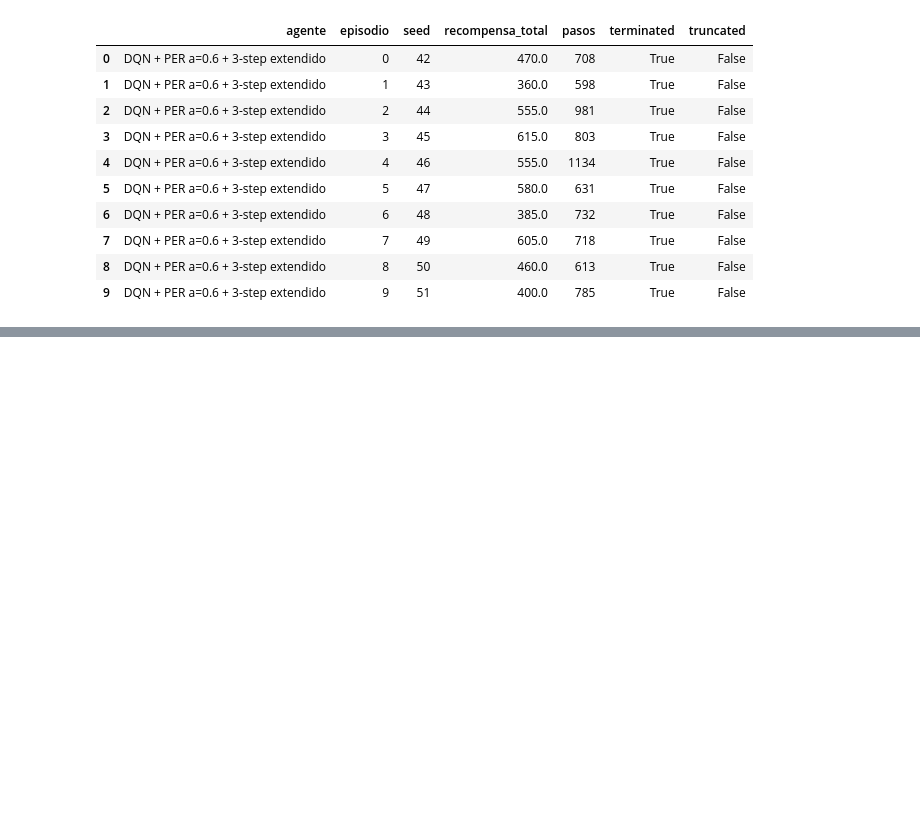
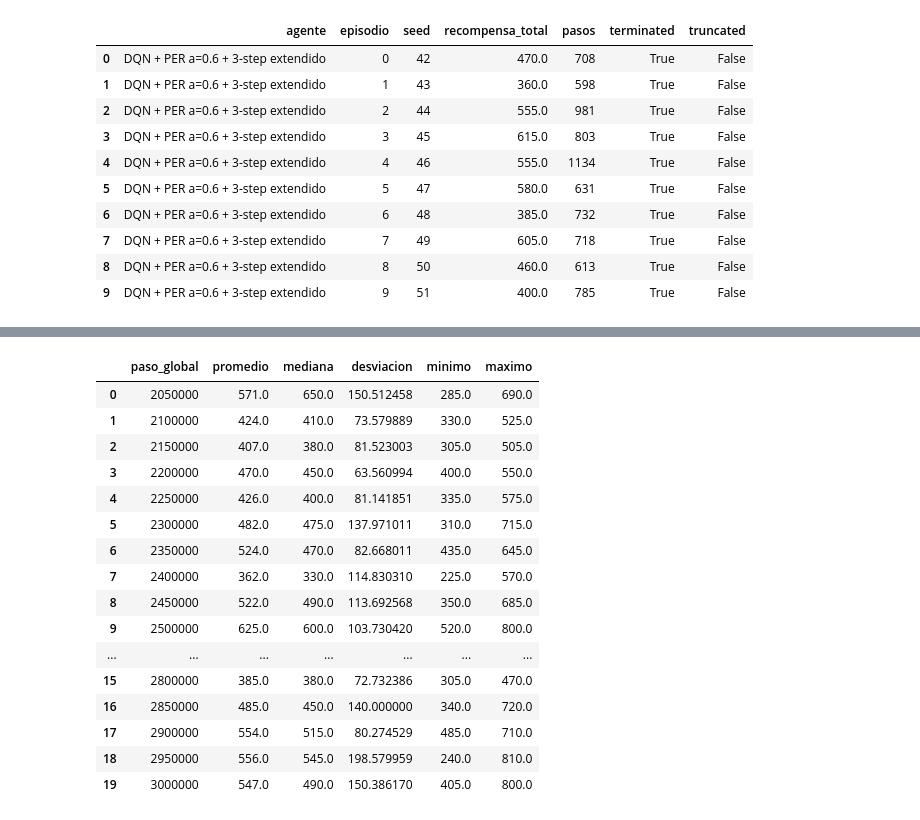
Before and after one commit to CamiR24/Proyecto2-DL, a Jupyter notebook: notebooks/08_ajuste_hiperparametros.ipynb, the cells around one changed output, grey strips where cells are left out. Cells and saved outputs as stored; diff of their text form; code cells hidden in the pictures; blank space fills up the shorter version.

```diff
--- a/notebooks/08_ajuste_hiperparametros.ipynb
+++ b/notebooks/08_ajuste_hiperparametros.ipynb
@@ -1484,0 +1562,85 @@ maximo: 910.00
+# %%
+from pathlib import Path
+import pandas as pd
+from IPython.display import display
+
+
+RUTA_LOG_V6_3M = Path(
+    "../logs/entrenamientos/"
+    "v6_dqn_per_3step_3m/"
+    "evaluaciones.csv"
+)
+
+RUTA_MEJOR_MODELO_V6_3M = Path(
+    "../models/"
+    "v6_dqn_per_3step_3m/"
+    "mejor_modelo.pt"
+)
+
+df_evaluaciones_v6_3m = pd.read_csv(
+    RUTA_LOG_V6_3M
+)
+
+display(df_evaluaciones_v6_3m)
+
+mejor_fila_v6_3m = df_evaluaciones_v6_3m.loc[
+    df_evaluaciones_v6_3m["promedio"].idxmax()
+]
+
+promedio_ultimas_tres_v6_3m = (
+    df_evaluaciones_v6_3m["promedio"]
+    .tail(3)
+    .mean()
+)
+
+print("\nMEJOR EVALUACIÓN ENTRE 2M Y 3M")
+print(
+    f"Paso: {int(mejor_fila_v6_3m['paso_global']):,}"
+)
+print(
+    f"Promedio: {mejor_fila_v6_3m['promedio']:.2f}"
+)
+print(
+    f"Mediana: {mejor_fila_v6_3m['mediana']:.2f}"
+)
+print(
+    f"Desviación: {mejor_fila_v6_3m['desviacion']:.2f}"
+)
+print(
+    f"Mínimo: {mejor_fila_v6_3m['minimo']:.2f}"
+)
+print(
+    f"Máximo: {mejor_fila_v6_3m['maximo']:.2f}"
+)
+
+print(
+    "\nPromedio de las últimas tres evaluaciones: "
+    f"{promedio_ultimas_tres_v6_3m:.2f}"
+)
+
+print(
+    "\nCheckpoint disponible:",
+    (
+        "OK"
+        if RUTA_MEJOR_MODELO_V6_3M.exists()
+        else "NO ENCONTRADO"
+    ),
+)
+# %% [output]
+|  | paso_global | promedio | mediana | desviacion | minimo | maximo |
+| 0 | 2050000 | 571.0 | 650.0 | 150.512458 | 285.0 | 690.0 |
+| 1 | 2100000 | 424.0 | 410.0 | 73.579889 | 330.0 | 525.0 |
+| 2 | 2150000 | 407.0 | 380.0 | 81.523003 | 305.0 | 505.0 |
+| 3 | 2200000 | 470.0 | 450.0 | 63.560994 | 400.0 | 550.0 |
+| 4 | 2250000 | 426.0 | 400.0 | 81.141851 | 335.0 | 575.0 |
+| 5 | 2300000 | 482.0 | 475.0 | 137.971011 | 310.0 | 715.0 |
+| 6 | 2350000 | 524.0 | 470.0 | 82.668011 | 435.0 | 645.0 |
+| 7 | 2400000 | 362.0 | 330.0 | 114.830310 | 225.0 | 570.0 |
+| 8 | 2450000 | 522.0 | 490.0 | 113.692568 | 350.0 | 685.0 |
+| 9 | 2500000 | 625.0 | 600.0 | 103.730420 | 520.0 | 800.0 |
+| ... | ... | ... | ... | ... | ... | ... |
+| 15 | 2800000 | 385.0 | 380.0 | 72.732386 | 305.0 | 470.0 |
+| 16 | 2850000 | 485.0 | 450.0 | 140.000000 | 340.0 | 720.0 |
+| 17 | 2900000 | 554.0 | 515.0 | 80.274529 | 485.0 | 710.0 |
+| 18 | 2950000 | 556.0 | 545.0 | 198.579959 | 240.0 | 810.0 |
+| 19 | 3000000 | 547.0 | 490.0 | 150.386170 | 405.0 | 800.0 |
```
Also changed, not shown: parts of 6 cells of this notebook, 7 other files.
